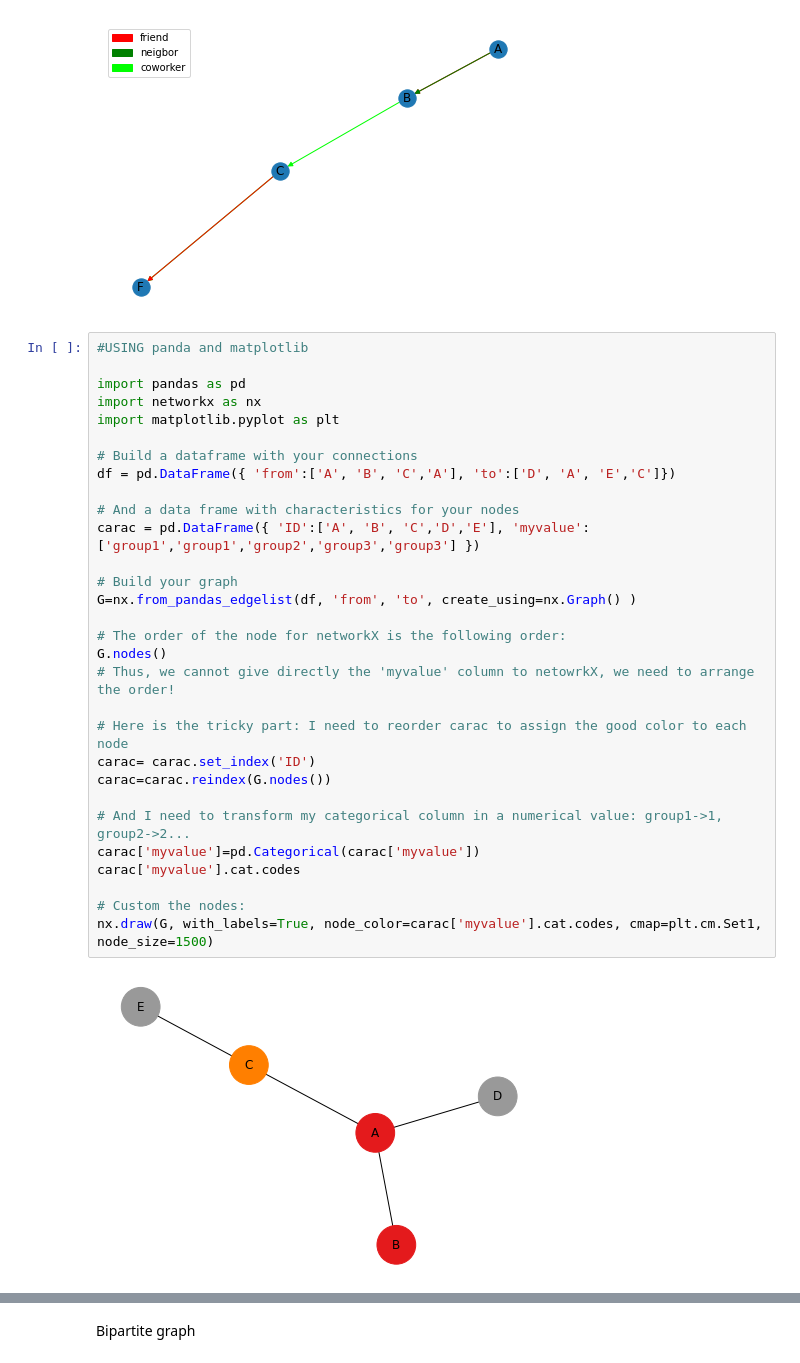
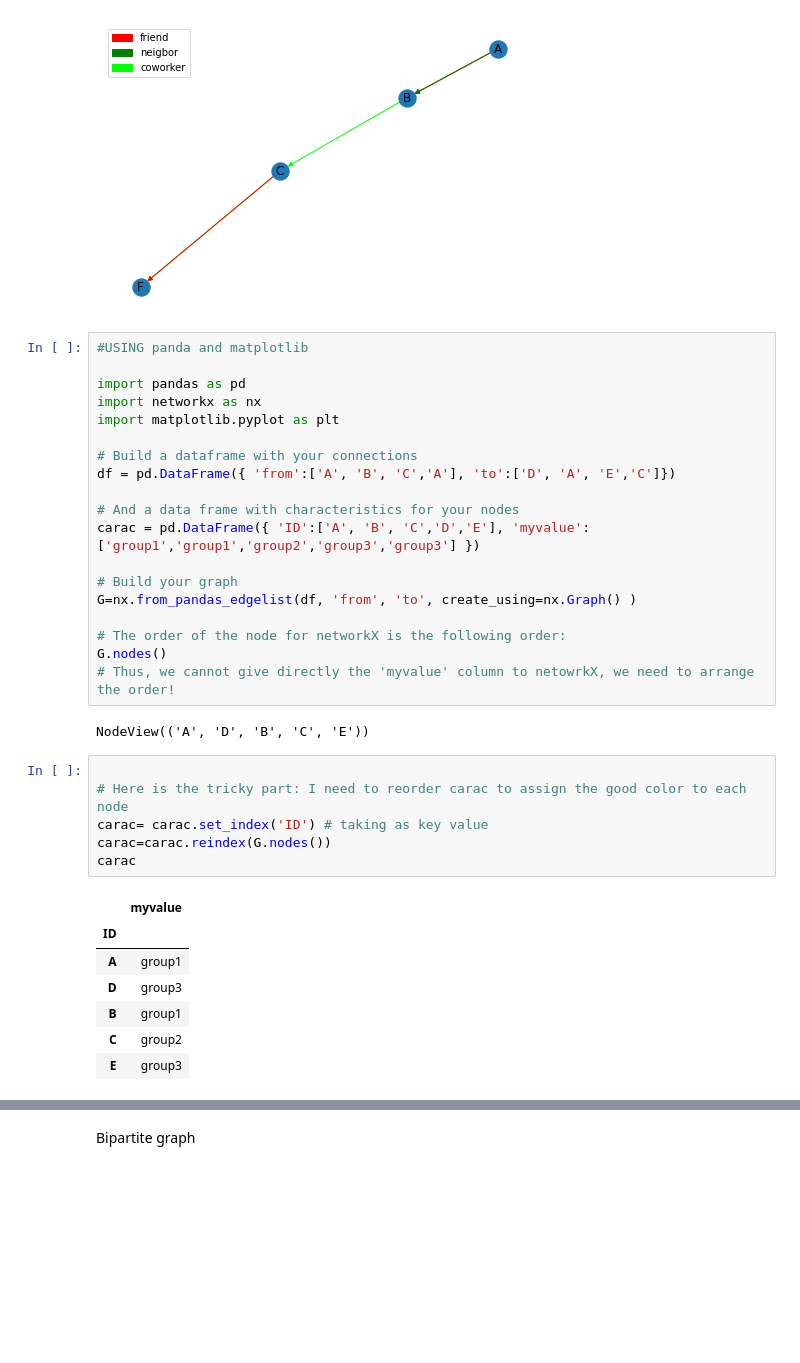
Before and after one commit to arifjamal89/Itrain-Advance-Python, a Jupyter notebook: Day_3.ipynb, the cells around one changed output, grey strips where cells are left out. Saved outputs shown, nothing was run; the diff lists cells and outputs as text; blank space fills up the shorter version.

```diff
--- a/Day_3.ipynb
+++ b/Day_3.ipynb
@@ -229,16 +229,19 @@ G=nx.from_pandas_edgelist(df, 'from', 'to', create_using=nx.Graph() )
 # The order of the node for networkX is the following order:
 G.nodes()
 # Thus, we cannot give directly the 'myvalue' column to netowrkX, we need to arrange the order!
-
-# Here is the tricky part: I need to reorder carac to assign the good color to each node
-carac= carac.set_index('ID')
-carac=carac.reindex(G.nodes())
-
-# And I need to transform my categorical column in a numerical value: group1->1, group2->2...
-carac['myvalue']=pd.Categorical(carac['myvalue'])
-carac['myvalue'].cat.codes
-
-# Custom the nodes:
-nx.draw(G, with_labels=True, node_color=carac['myvalue'].cat.codes, cmap=plt.cm.Set1, node_size=1500)
 # %% [output]
-[figure, removed]
+NodeView(('A', 'D', 'B', 'C', 'E'))
+# %%
+
+# Here is the tricky part: I need to reorder carac to assign the good color to each node
+carac= carac.set_index('ID') # taking as key value
+carac=carac.reindex(G.nodes())
+carac
+# %% [output]
+|  | myvalue |
+| ID |  |
+| A | group1 |
+| D | group3 |
+| B | group1 |
+| C | group2 |
+| E | group3 |
```
Also changed, not shown: parts of 4 cells of this notebook.
